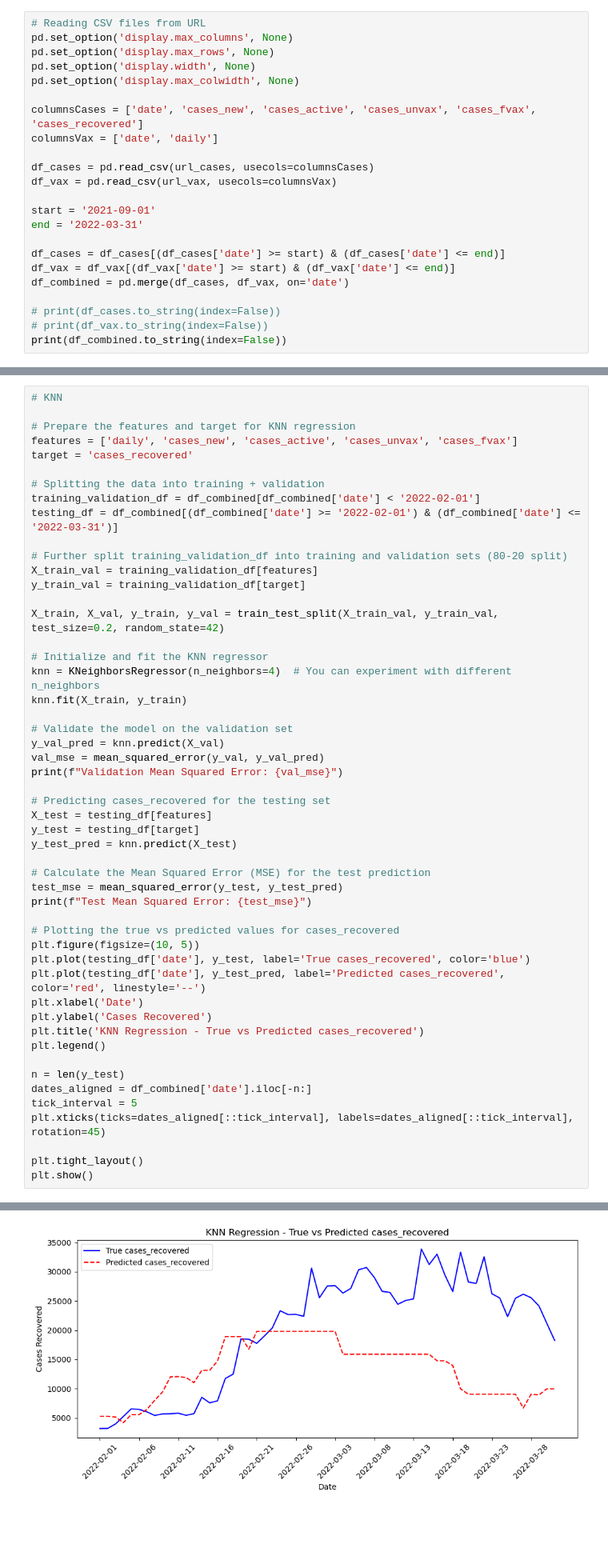
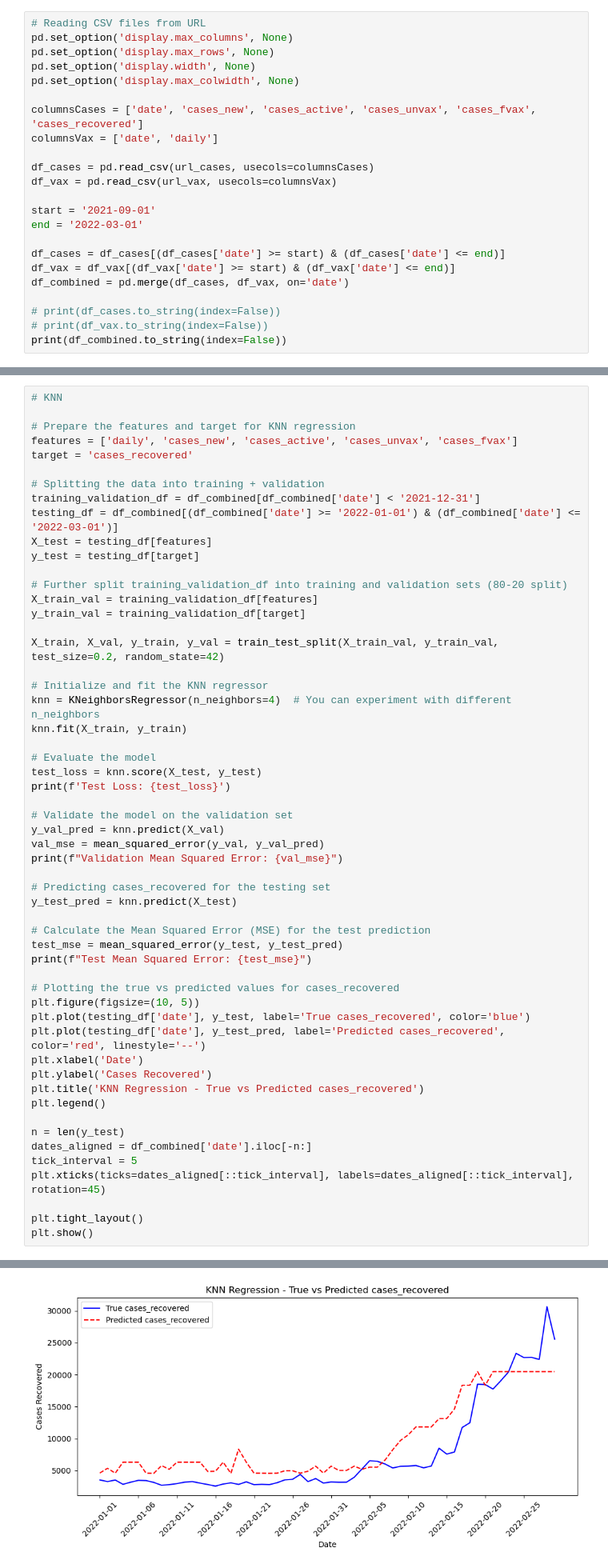
Before and after one commit to Leejames2305/AINotebook, a Jupyter notebook: Lab 3 Supervised Learning.ipynb, the cells around one changed output, grey strips where cells are left out. Shown at 80% size. Cells and saved outputs as stored; diff of their text form; blank space fills up the shorter version.

Commit message:
Updated date range, added R2 and Error metrics to all techniques

```diff
--- a/Lab 3 Supervised Learning.ipynb
+++ b/Lab 3 Supervised Learning.ipynb
@@ -53,7 +53,7 @@ df_cases = pd.read_csv(url_cases, usecols=columnsCases)
 df_vax = pd.read_csv(url_vax, usecols=columnsVax)
 
 start = '2021-09-01'
-end = '2022-03-31'
+end = '2022-03-01'
 
 df_cases = df_cases[(df_cases['date'] >= start) & (df_cases['date'] <= end)]
 df_vax = df_vax[(df_vax['date'] >= start) & (df_vax['date'] <= end)]
@@ -140,8 +144,10 @@ features = ['daily', 'cases_new', 'cases_active', 'cases_unvax', 'cases_fvax']
 target = 'cases_recovered'
 
 # Splitting the data into training + validation
-training_validation_df = df_combined[df_combined['date'] < '2022-02-01']
-testing_df = df_combined[(df_combined['date'] >= '2022-02-01') & (df_combined['date'] <= '2022-03-31')]
+training_validation_df = df_combined[df_combined['date'] < '2021-12-31']
+testing_df = df_combined[(df_combined['date'] >= '2022-01-01') & (df_combined['date'] <= '2022-03-01')]
+X_test = testing_df[features]
+y_test = testing_df[target]
 
 # Further split training_validation_df into training and validation sets (80-20 split)
 X_train_val = training_validation_df[features]
@@ -153,14 +159,16 @@ X_train, X_val, y_train, y_val = train_test_split(X_train_val, y_train_val, test
 knn = KNeighborsRegressor(n_neighbors=4)  # You can experiment with different n_neighbors
 knn.fit(X_train, y_train)
 
+# Evaluate the model
+test_loss = knn.score(X_test, y_test)
+print(f'Test Loss: {test_loss}')
+
 # Validate the model on the validation set
 y_val_pred = knn.predict(X_val)
 val_mse = mean_squared_error(y_val, y_val_pred)
 print(f"Validation Mean Squared Error: {val_mse}")
 
 # Predicting cases_recovered for the testing set
-X_test = testing_df[features]
-y_test = testing_df[target]
 y_test_pred = knn.predict(X_test)
 
 # Calculate the Mean Squared Error (MSE) for the test prediction
@@ -189,4 +198,4 @@ Test Mean Squared Error: 121760370.0677966
-[figure, old version]
+[figure, new version]
 # %% [markdown]
 # **Neural Network**
 # %%
```
Also changed, not shown: parts of 5 cells of this notebook.
